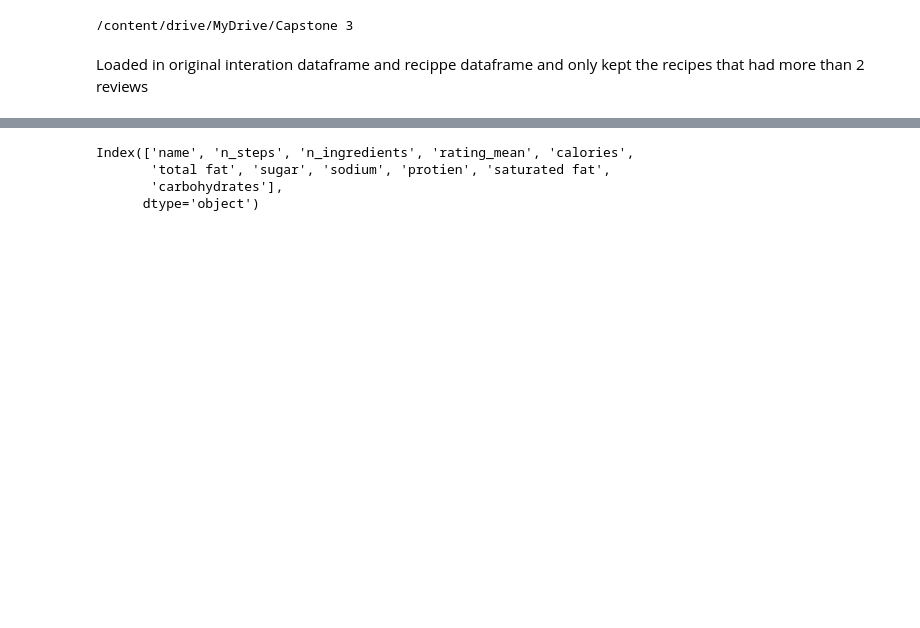
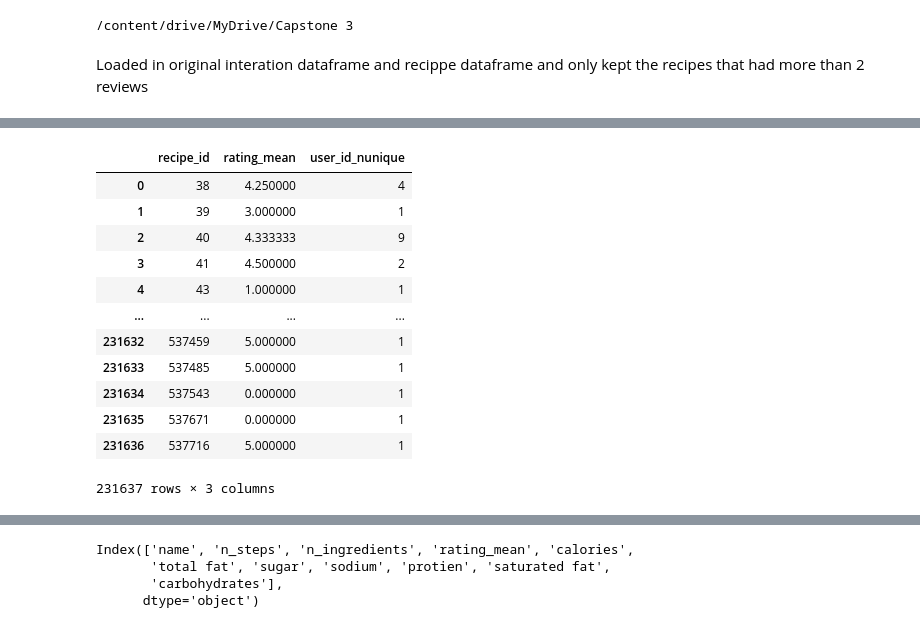
Before and after one commit to martineza96/recipe-reccomender, a Jupyter notebook: workbook.ipynb, the cells around one changed output, grey strips where cells are left out. Saved outputs shown, nothing was run; the diff lists cells and outputs as text; code cells hidden in the pictures; blank space fills up the shorter version.

```diff
--- a/workbook.ipynb
+++ b/workbook.ipynb
@@ -28,10 +44,20 @@ Loaded in original interation dataframe and recippe dataframe and only kept the
 # %%
-# g = {'rating' : ['mean'],'user_id' : ['nunique']}
-# int_summary = interactions.groupby(['recipe_id']).agg(g).reset_index()
-# ### Its gives a muti index output convert it to single index by cobining bothe level
-# ind = pd.Index([e[0] + "_" +e[1] for e in int_summary.columns.tolist()])
-# ### Assign the column names
-# int_summary.columns = ind
-# int_summary.columns = ['recipe_id', 'rating_mean', 'user_id_nunique']
-# ### We will keep only those recipes in considerstaion which have been reviewed by more than 2 people
-# int_summary_94k = int_summary[ (int_summary['user_id_nunique'] > 2)]
+#rename the columns
+ind = pd.Index([e[0] + "_" +e[1] for e in int_summary.columns.tolist()])
+int_summary.columns = ind
+int_summary.columns = ['recipe_id', 'rating_mean', 'user_id_nunique']
+int_summary
+# %% [output]
+|  | recipe_id | rating_mean | user_id_nunique |
+| 0 | 38 | 4.250000 | 4 |
+| 1 | 39 | 3.000000 | 1 |
+| 2 | 40 | 4.333333 | 9 |
+| 3 | 41 | 4.500000 | 2 |
+| 4 | 43 | 1.000000 | 1 |
+| ... | ... | ... | ... |
+| 231632 | 537459 | 5.000000 | 1 |
+| 231633 | 537485 | 5.000000 | 1 |
+| 231634 | 537543 | 0.000000 | 1 |
+| 231635 | 537671 | 0.000000 | 1 |
+| 231636 | 537716 | 5.000000 | 1 |
+231637 rows × 3 columns
```
Also changed, not shown: parts of 23 cells of this notebook.
